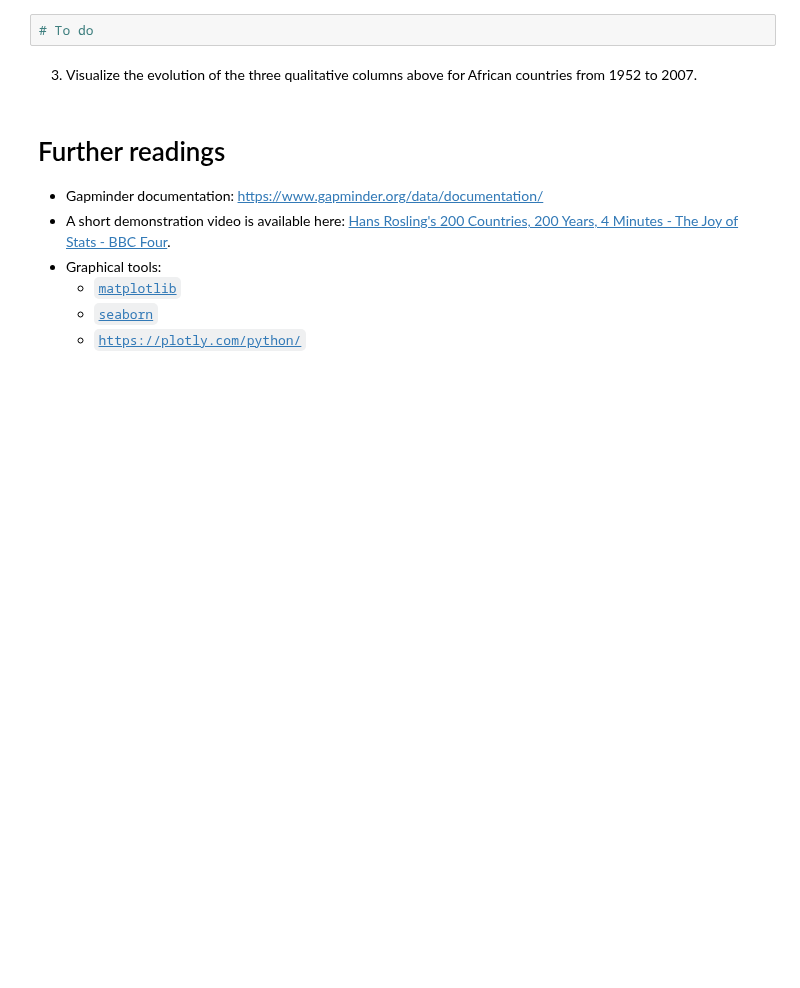
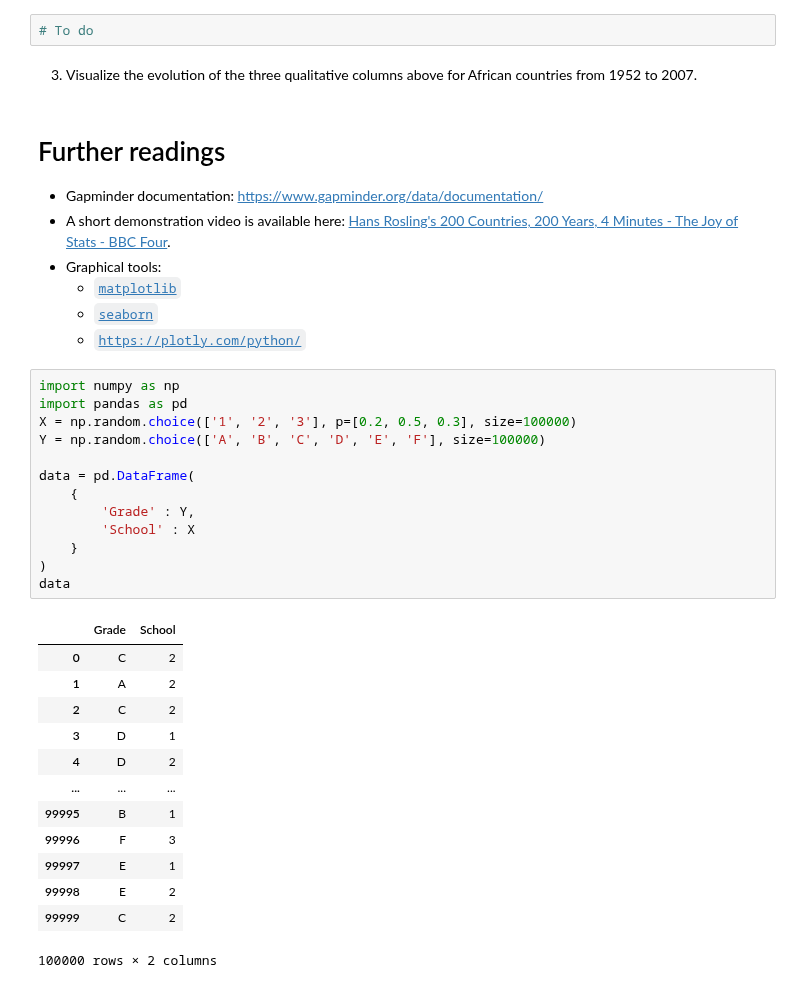
Before and after one commit to hassothea/I5_EDA_ITC, a Jupyter notebook: TPs/TP1_Variable_Types_Descriptive_Statistics.ipynb, the cells around one changed output. Cells and saved outputs as stored; diff of their text form; blank space fills up the shorter version.

```diff
--- a/TPs/TP1_Variable_Types_Descriptive_Statistics.ipynb
+++ b/TPs/TP1_Variable_Types_Descriptive_Statistics.ipynb
@@ -229,3 +229,30 @@ fig1.show()
     - [`matplotlib`](https://matplotlib.org/stable/index.html)
     - [`seaborn`](https://seaborn.pydata.org/)
     - [`https://plotly.com/python/`](https://plotly.com/python/)
+# %%
+import numpy as np
+import pandas as pd
+X = np.random.choice(['1', '2', '3'], p=[0.2, 0.5, 0.3], size=100000)
+Y = np.random.choice(['A', 'B', 'C', 'D', 'E', 'F'], size=100000)
+
+data = pd.DataFrame(
+    {
+        'Grade' : Y,
+        'School' : X
+    }
+)
+data
+# %% [output]
+|  | Grade | School |
+| 0 | C | 2 |
+| 1 | A | 2 |
+| 2 | C | 2 |
+| 3 | D | 1 |
+| 4 | D | 2 |
+| ... | ... | ... |
+| 99995 | B | 1 |
+| 99996 | F | 3 |
+| 99997 | E | 1 |
+| 99998 | E | 2 |
+| 99999 | C | 2 |
+100000 rows × 2 columns
```
Also changed, not shown: parts of 1 cell of this notebook, 16 other files.
